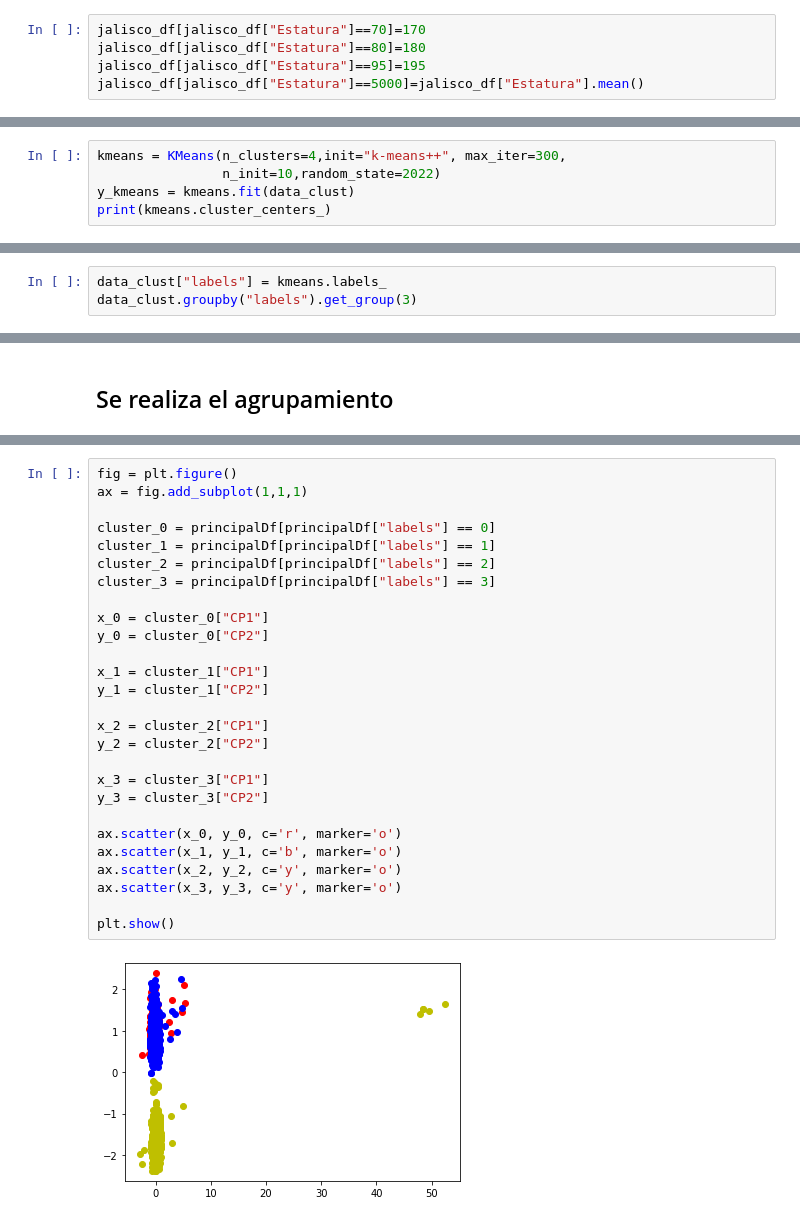
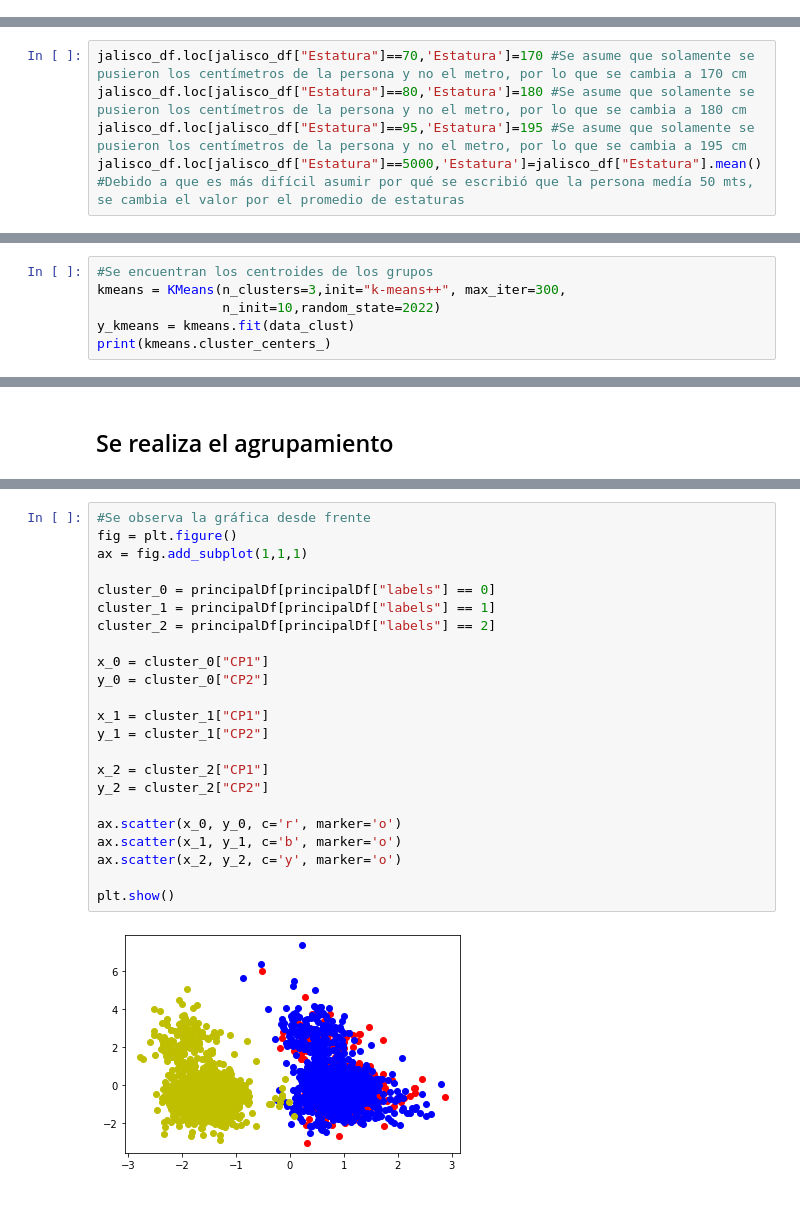
Before and after one commit to mafer-saes01/Proyecto_ASE, a Jupyter notebook: ProyectoASE.ipynb, the cells around one changed output, grey strips where cells are left out. Cells and saved outputs as stored; diff of their text form.

```diff
--- a/ProyectoASE.ipynb
+++ b/ProyectoASE.ipynb
@@ -482,8 +542,3 @@ height_distr.transpose()
 # %% [output]
 |  | count | mean | std | min | 25% | 50% | 75% | max |
 | Estatura | 3362.0 | 170.508244 | 83.899779 | 70.0 | 165.0 | 170.0 | 175.0 | 5000.0 |
-# %%
-jalisco_df[jalisco_df["Estatura"]==70]=170
-jalisco_df[jalisco_df["Estatura"]==80]=180
-jalisco_df[jalisco_df["Estatura"]==95]=195
-jalisco_df[jalisco_df["Estatura"]==5000]=jalisco_df["Estatura"].mean()
@@ -490 +556,6 @@ jalisco_df[jalisco_df["Estatura"]==5000]=jalisco_df["Estatura"].mean()
+# %%
+jalisco_df.loc[jalisco_df["Estatura"]==70,'Estatura']=170 #Se asume que solamente se pusieron los centímetros de la persona y no el metro, por lo que se cambia a 170 cm
+jalisco_df.loc[jalisco_df["Estatura"]==80,'Estatura']=180 #Se asume que solamente se pusieron los centímetros de la persona y no el metro, por lo que se cambia a 180 cm
+jalisco_df.loc[jalisco_df["Estatura"]==95,'Estatura']=195 #Se asume que solamente se pusieron los centímetros de la persona y no el metro, por lo que se cambia a 195 cm
+jalisco_df.loc[jalisco_df["Estatura"]==5000,'Estatura']=jalisco_df["Estatura"].mean() #Debido a que es más difícil asumir por qué se escribió que la persona medía 50 mts, se cambia el valor por el promedio de estaturas
 # %%
@@ -829,5 +918,6 @@ Elbow:  4
 # %%
-kmeans = KMeans(n_clusters=4,init="k-means++", max_iter=300,
+#Se encuentran los centroides de los grupos
+kmeans = KMeans(n_clusters=3,init="k-means++", max_iter=300,
                 n_init=10,random_state=2022)
 y_kmeans = kmeans.fit(data_clust)
 print(kmeans.cluster_centers_)
@@ -1363,3 +1457,0 @@ print(grupo_1['Lunares'].value_counts().to_string())
-# %%
-data_clust["labels"] = kmeans.labels_
-data_clust.groupby("labels").get_group(3)
@@ -1433,29 +1539,25 @@ plt.show()
 # %%
+#Se observa la gráfica desde frente
 fig = plt.figure()
 ax = fig.add_subplot(1,1,1)
 
 cluster_0 = principalDf[principalDf["labels"] == 0]
 cluster_1 = principalDf[principalDf["labels"] == 1]
 cluster_2 = principalDf[principalDf["labels"] == 2]
-cluster_3 = principalDf[principalDf["labels"] == 3]
 
 x_0 = cluster_0["CP1"]
 y_0 = cluster_0["CP2"]
 
 x_1 = cluster_1["CP1"]
 y_1 = cluster_1["CP2"]
 
 x_2 = cluster_2["CP1"]
 y_2 = cluster_2["CP2"]
 
-x_3 = cluster_3["CP1"]
-y_3 = cluster_3["CP2"]
-
 ax.scatter(x_0, y_0, c='r', marker='o')
 ax.scatter(x_1, y_1, c='b', marker='o')
 ax.scatter(x_2, y_2, c='y', marker='o')
-ax.scatter(x_3, y_3, c='y', marker='o')
 
 plt.show()
 # %% [output]
-[figure, old version]
+[figure, new version]
```
Also changed, not shown: parts of 116 cells of this notebook.
